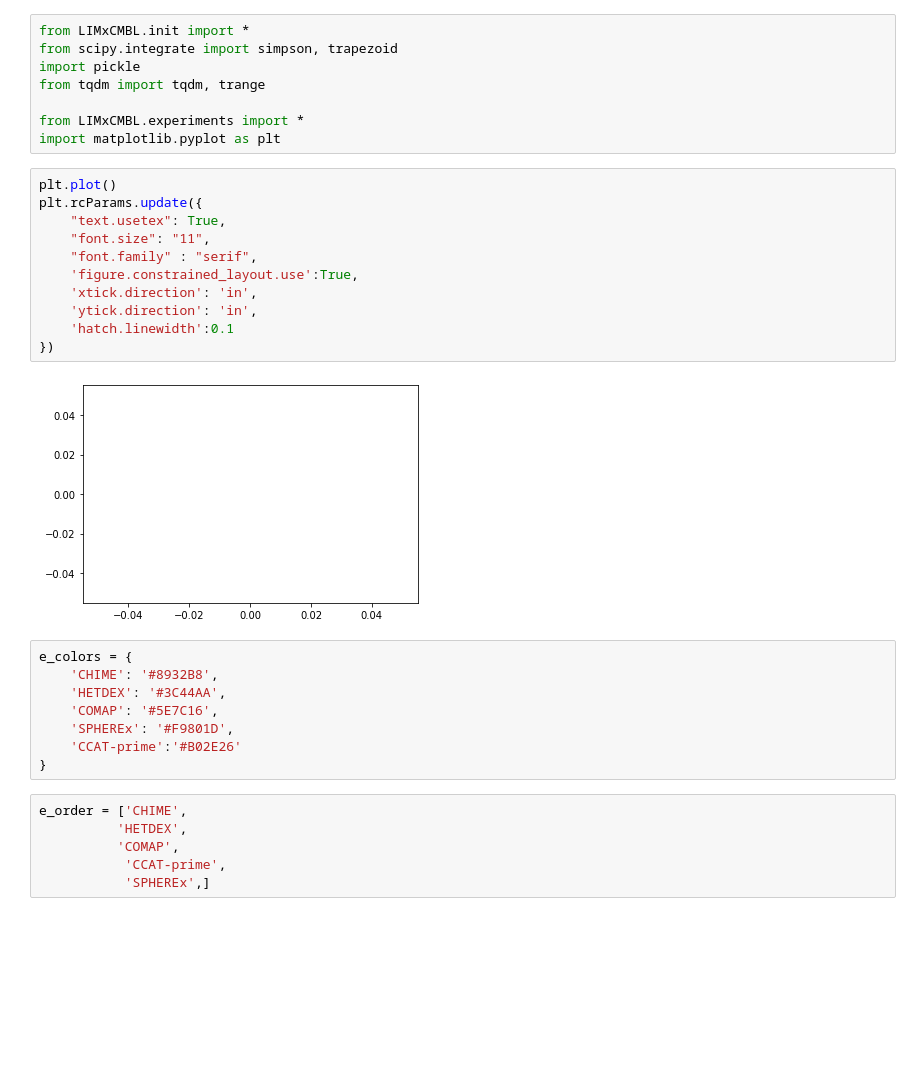
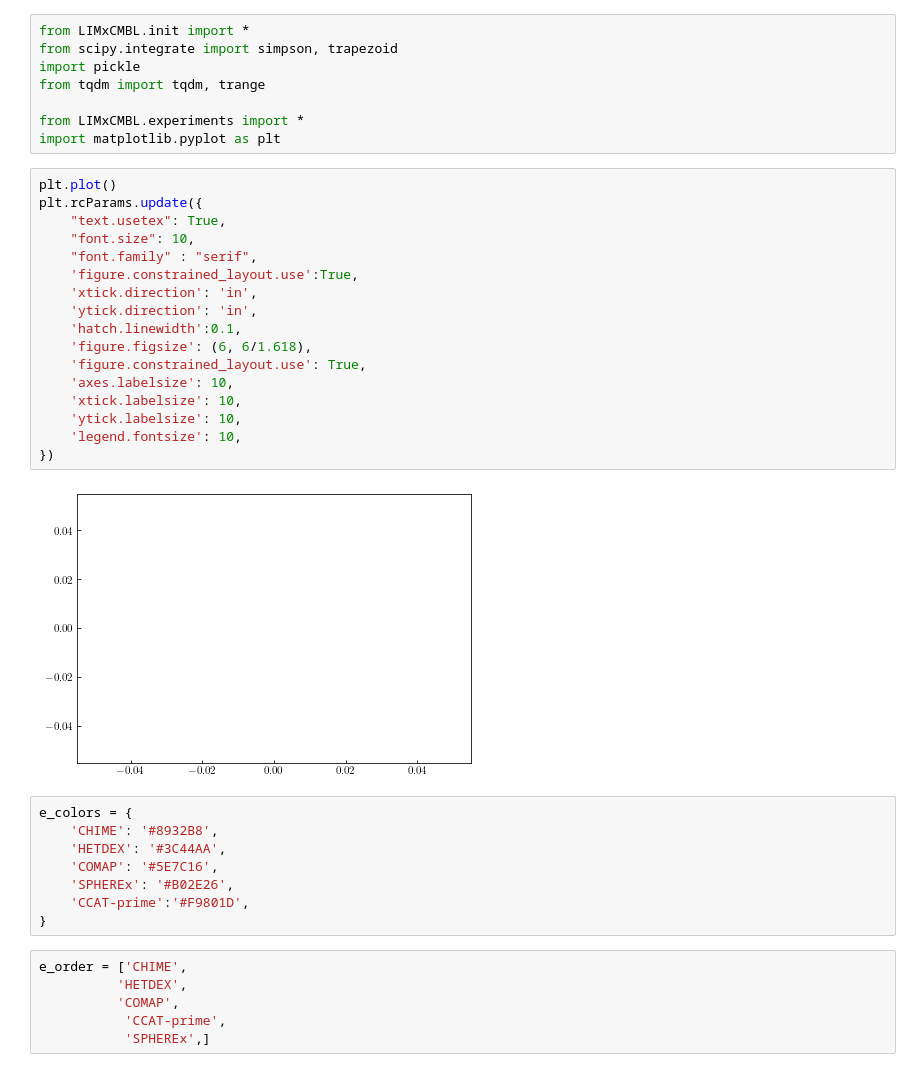
Before and after one commit to DelonShen/LIMxCMBL, a Jupyter notebook: 011.009.2025-05-03.noise-dom.ipynb, the cells around one changed output. Drawn from its saved outputs; the diff is of its cells as text; blank space fills up the shorter version.

Commit message:
finalizing all plots, SPHEREx recomputation with new binning complete

```diff
--- a/011.009.2025-05-03.noise-dom.ipynb
+++ b/011.009.2025-05-03.noise-dom.ipynb
@@ -9,23 +9,29 @@ import matplotlib.pyplot as plt
 # %%
 plt.plot()
 plt.rcParams.update({
     "text.usetex": True,
-    "font.size": "11",
+    "font.size": 10,
     "font.family" : "serif",
     'figure.constrained_layout.use':True,
     'xtick.direction': 'in',
     'ytick.direction': 'in',
-    'hatch.linewidth':0.1
+    'hatch.linewidth':0.1,
+    'figure.figsize': (6, 6/1.618),
+    'figure.constrained_layout.use': True,
+    'axes.labelsize': 10,
+    'xtick.labelsize': 10,
+    'ytick.labelsize': 10,
+    'legend.fontsize': 10,
 })
 # %% [output]
-[figure, old version]
+[figure, new version]
 # %%
 e_colors = {
     'CHIME': '#8932B8',
     'HETDEX': '#3C44AA',
     'COMAP': '#5E7C16',
-    'SPHEREx': '#F9801D',
-    'CCAT-prime':'#B02E26'
+    'SPHEREx': '#B02E26',
+    'CCAT-prime':'#F9801D',
 }
 # %%
 e_order = ['CHIME',
```
Also changed, not shown: parts of 2 cells of this notebook, 40 other files.
